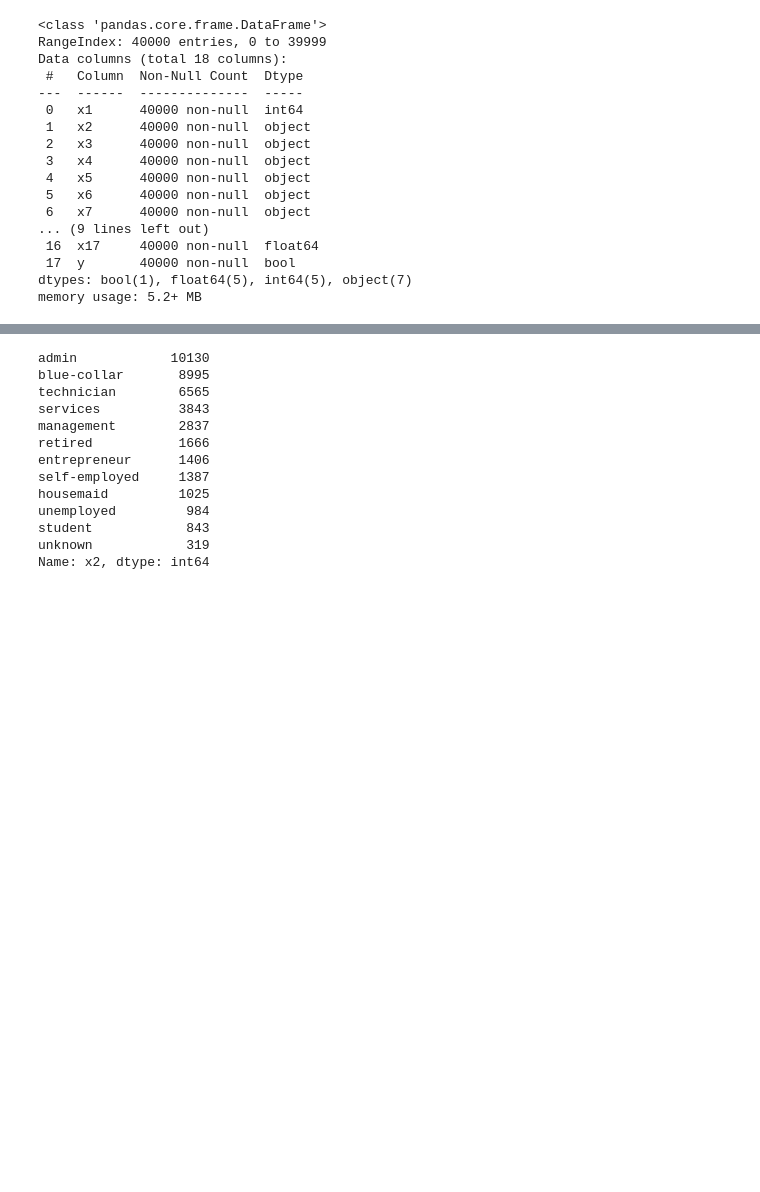
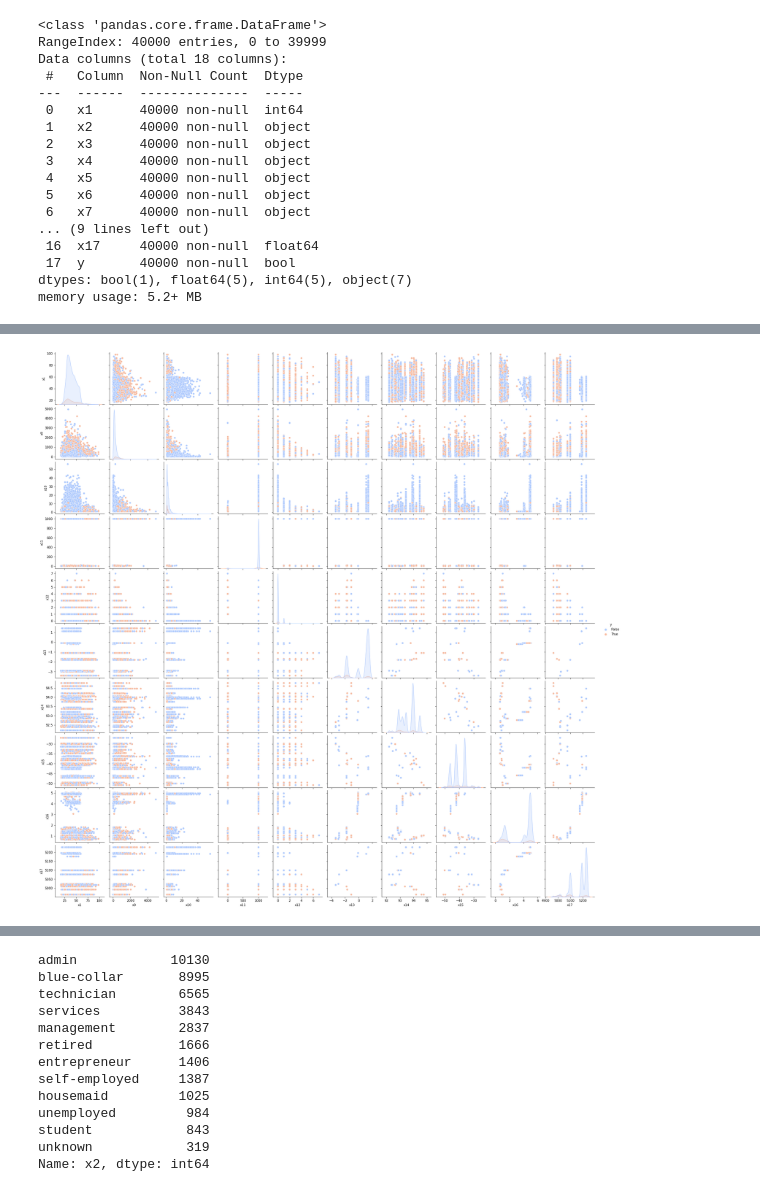
Before and after one commit to chan1992241/Machine_Learning_Practice, a Jupyter notebook: code.ipynb, the cells around one changed output, grey strips where cells are left out. Cells and saved outputs as stored; diff of their text form; code cells hidden in the pictures; blank space fills up the shorter version.

```diff
--- a/code.ipynb
+++ b/code.ipynb
@@ -62,0 +74,5 @@ Before we process the data, we need to know what is the null value inside the da
+# %%
+sns.pairplot(df,hue='y',palette='coolwarm')
+plt.savefig('pari_plot.png')
+# %% [output]
+[figure, added]
```
Also changed, not shown: parts of 65 cells of this notebook.
